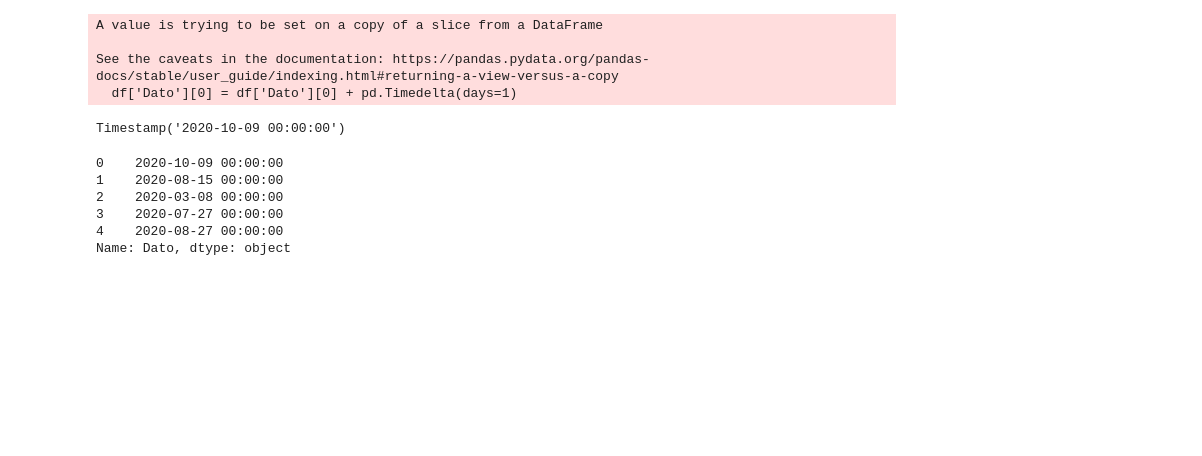
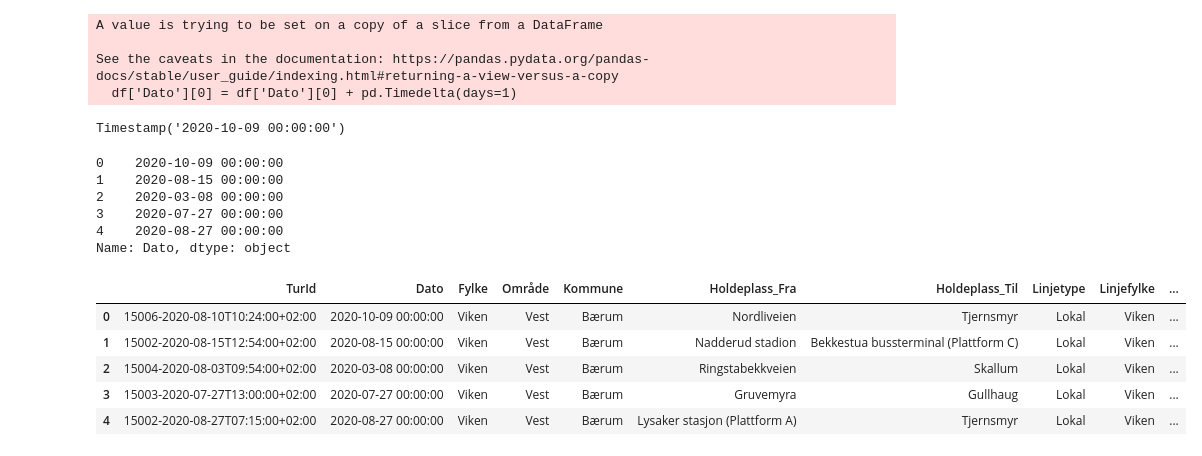
Before and after one commit to Kenn3Th/DAVE3625, a Jupyter notebook: Assignment_1/testing.ipynb, the cells around one changed output. Drawn from its saved outputs; the diff is of its cells as text; code cells hidden in the pictures; blank space fills up the shorter version.

```diff
--- a/Assignment_1/testing.ipynb
+++ b/Assignment_1/testing.ipynb
@@ -485,3 +485,13 @@ df.Dato.head()
 3    2020-07-27 00:00:00
 4    2020-08-27 00:00:00
 Name: Dato, dtype: object
+# %%
+newdf = df.copy()
+newdf.head()
+# %% [output]
+|  | TurId | Dato | Fylke | Område | Kommune | Holdeplass_Fra | Holdeplass_Til | Linjetype | Linjefylke | ... |
+| 0 | 15006-2020-08-10T10:24:00+02:00 | 2020-10-09 00:00:00 | Viken | Vest | Bærum | Nordliveien | Tjernsmyr | Lokal | Viken | ... |
+| 1 | 15002-2020-08-15T12:54:00+02:00 | 2020-08-15 00:00:00 | Viken | Vest | Bærum | Nadderud stadion | Bekkestua bussterminal (Plattform C) | Lokal | Viken | ... |
+| 2 | 15004-2020-08-03T09:54:00+02:00 | 2020-03-08 00:00:00 | Viken | Vest | Bærum | Ringstabekkveien | Skallum | Lokal | Viken | ... |
+| 3 | 15003-2020-07-27T13:00:00+02:00 | 2020-07-27 00:00:00 | Viken | Vest | Bærum | Gruvemyra | Gullhaug | Lokal | Viken | ... |
+| 4 | 15002-2020-08-27T07:15:00+02:00 | 2020-08-27 00:00:00 | Viken | Vest | Bærum | Lysaker stasjon (Plattform A) | Tjernsmyr | Lokal | Viken | ... |
```
Also changed, not shown: parts of 3 cells of this notebook.
